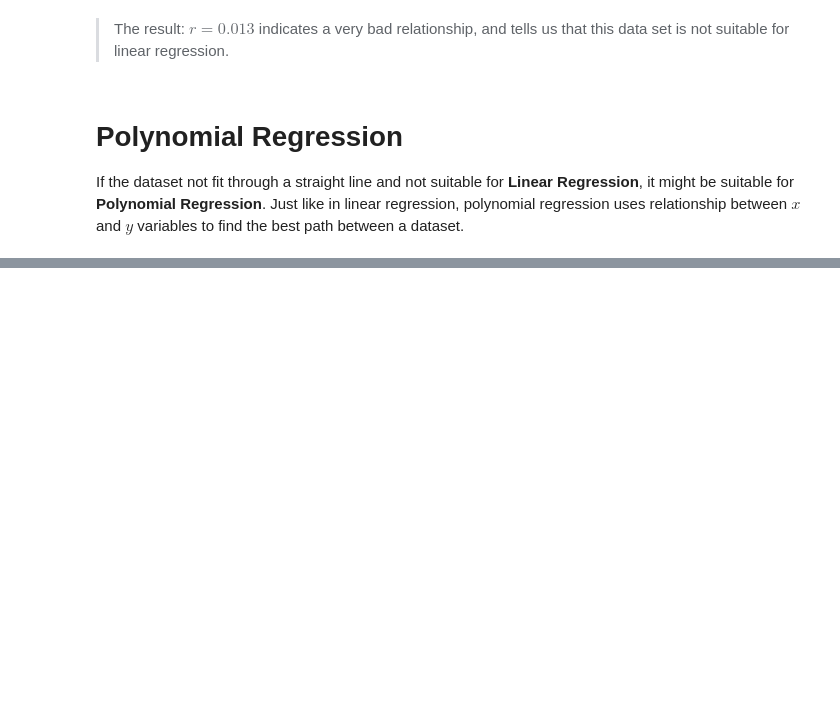
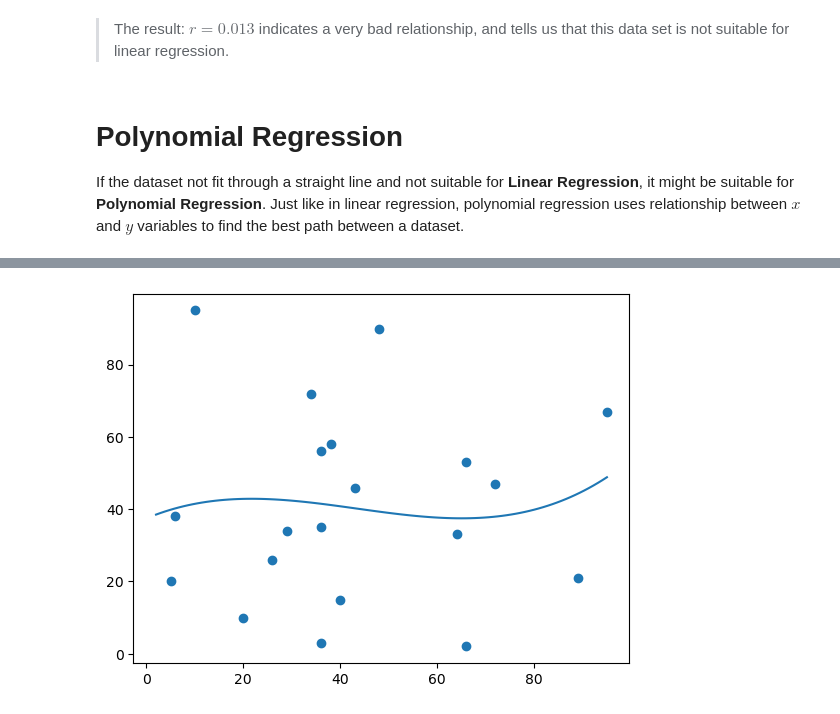
Before and after one commit to sachithdickwella/math-tutorial-repo, a Jupyter notebook: src/notebooks/3.regression.ipynb, the cells around one changed output, grey strips where cells are left out. Cells and saved outputs as stored; diff of their text form; code cells hidden in the pictures; blank space fills up the shorter version.

```diff
--- a/src/notebooks/3.regression.ipynb
+++ b/src/notebooks/3.regression.ipynb
@@ -135,0 +214,9 @@ If the dataset not fit through a straight line and not suitable for **Linear Reg
+# %%
+line = np.linspace(2, 95, 100)
+
+plt.scatter(x, y)
+plt.plot(line, model(line))
+
+plt.show()
+# %% [output]
+[figure, added]
```
Also changed, not shown: parts of 50 cells of this notebook, 1 other file.
